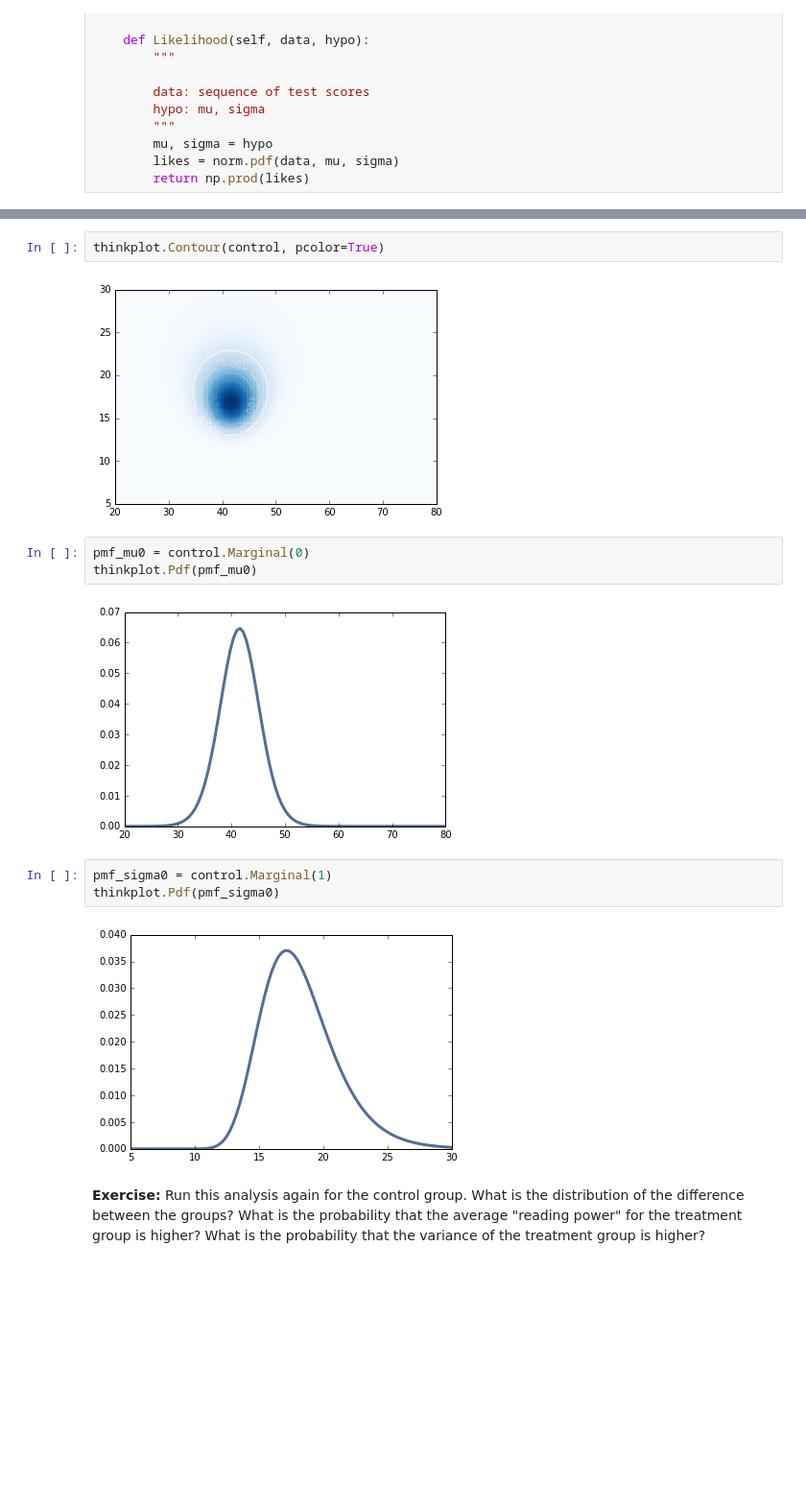
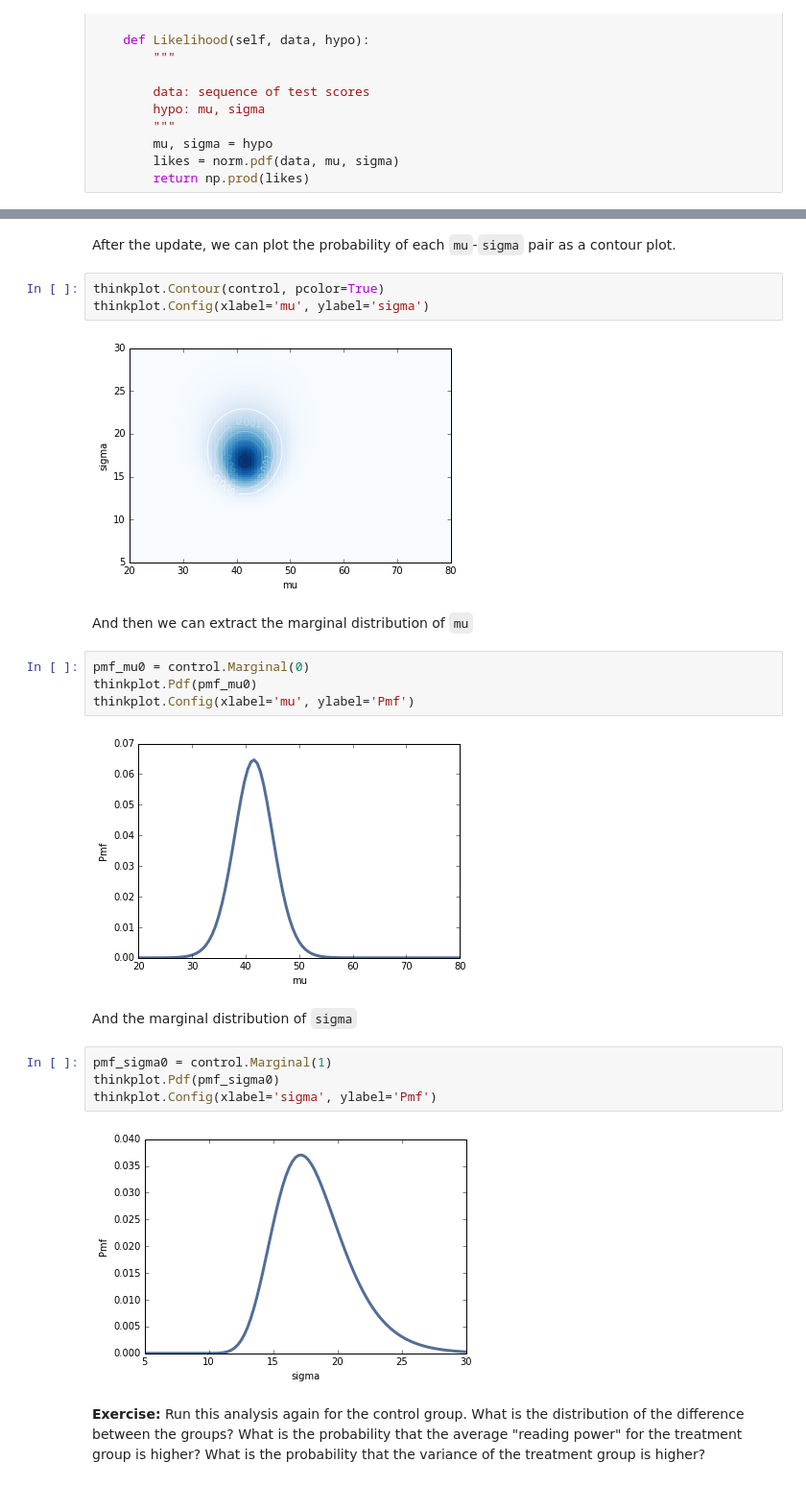
Before and after one commit to NathanYee/ThinkBayes2, a Jupyter notebook: code/chap09mine.ipynb, the cells around one changed output, grey strips where cells are left out. Shown at 96% size. Saved outputs shown, nothing was run; the diff lists cells and outputs as text; blank space fills up the shorter version.

```diff
--- a/code/chap09mine.ipynb
+++ b/code/chap09mine.ipynb
@@ -73,16 +83,25 @@ control.Update(data)
+# %% [markdown]
+After the update, we can plot the probability of each `mu`-`sigma` pair as a contour plot.
 # %%
 thinkplot.Contour(control, pcolor=True)
+thinkplot.Config(xlabel='mu', ylabel='sigma')
 # %% [output]
-[figure, old version]
+[figure, new version]
+# %% [markdown]
+And then we can extract the marginal distribution of `mu`
 # %%
 pmf_mu0 = control.Marginal(0)
 thinkplot.Pdf(pmf_mu0)
+thinkplot.Config(xlabel='mu', ylabel='Pmf')
 # %% [output]
-[figure, old version]
+[figure, new version]
+# %% [markdown]
+And the marginal distribution of `sigma`
 # %%
 pmf_sigma0 = control.Marginal(1)
 thinkplot.Pdf(pmf_sigma0)
+thinkplot.Config(xlabel='sigma', ylabel='Pmf')
 # %% [output]
-[figure, old version]
+[figure, new version]
 # %% [markdown]
 **Exercise:** Run this analysis again for the control group.  What is the distribution of the difference between the groups?  What is the probability that the average "reading power" for the treatment group is higher?  What is the probability that the variance of the treatment group is higher?
```
Also changed, not shown: parts of 27 cells of this notebook, 2 other files.
